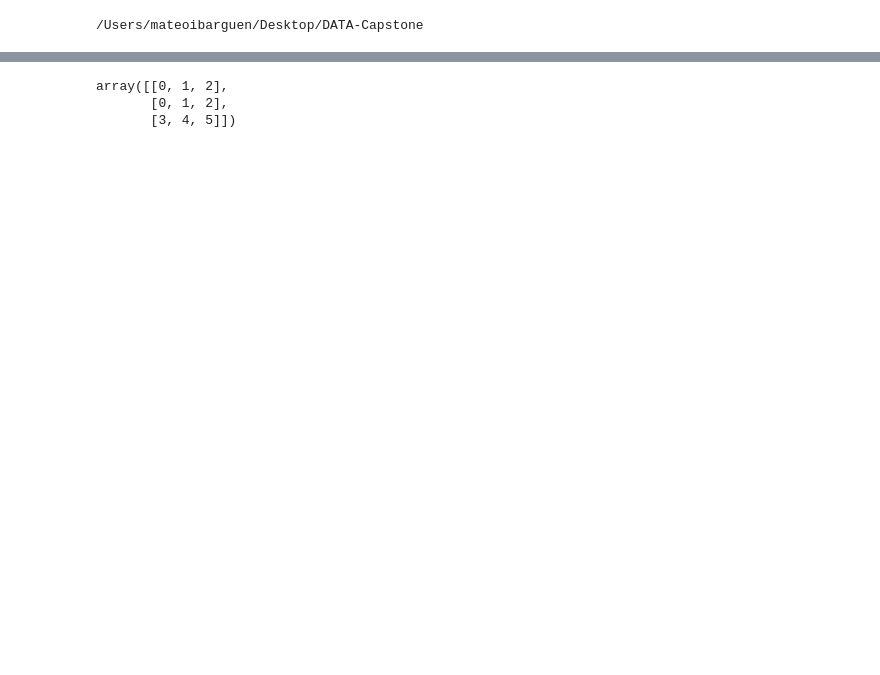
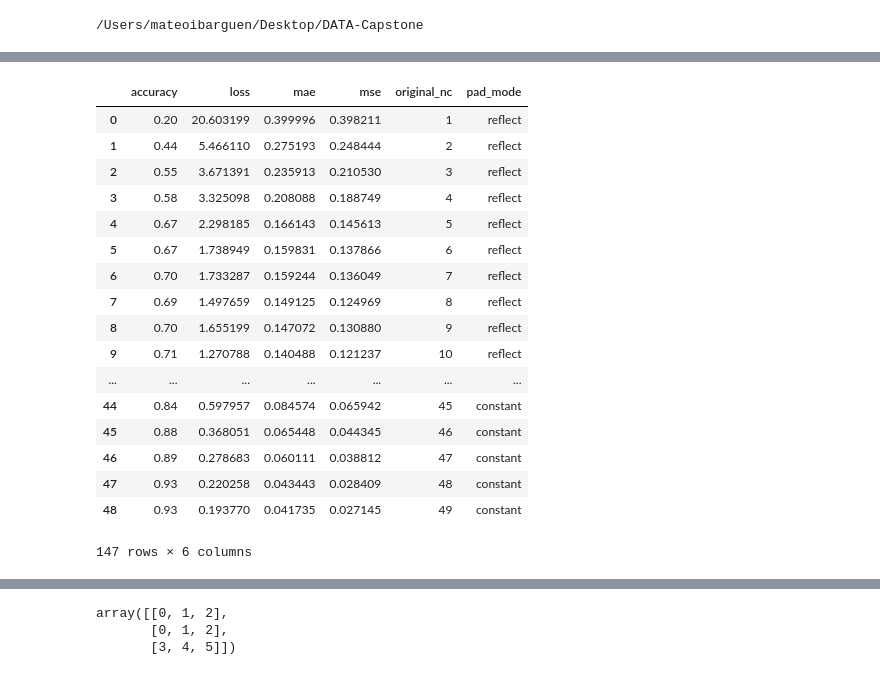
Before and after one commit to NathanPhilliber/DATA-Capstone, a Jupyter notebook: models/notebooks/06-num-channels.ipynb, the cells around one changed output, grey strips where cells are left out. Drawn from its saved outputs; the diff is of its cells as text; code cells hidden in the pictures; blank space fills up the shorter version.

```diff
--- a/models/notebooks/06-num-channels.ipynb
+++ b/models/notebooks/06-num-channels.ipynb
@@ -16,0 +86,5 @@ X_train, y_train, X_test, y_test = spectra_pp.transform(encoded=True)
+# %%
+def get_pad_metrics(dataset_name, model, lower_original_nc, upper_original_nc, target_nc, pad_mode, num_instances=200):
+    padded_nc_metrics = [evaluate_model_padded(dataset_name, model, original_nc=i, target_nc=target_nc, pad_mode=pad_mode)
+                         for i in range(lower_original_nc, upper_original_nc)]
+    return pd.DataFrame(padded_nc_metrics)
@@ -16,0 +160,22 @@ X_train, y_train, X_test, y_test = spectra_pp.transform(encoded=True)
+# %%
+pad_df = pd.concat([pad_metrics_df_reflective, pad_metrics_df, pad_metrics_df_constant])
+pad_df
+# %% [output]
+|  | accuracy | loss | mae | mse | original_nc | pad_mode |
+| 0 | 0.20 | 20.603199 | 0.399996 | 0.398211 | 1 | reflect |
+| 1 | 0.44 | 5.466110 | 0.275193 | 0.248444 | 2 | reflect |
+| 2 | 0.55 | 3.671391 | 0.235913 | 0.210530 | 3 | reflect |
+| 3 | 0.58 | 3.325098 | 0.208088 | 0.188749 | 4 | reflect |
+| 4 | 0.67 | 2.298185 | 0.166143 | 0.145613 | 5 | reflect |
+| 5 | 0.67 | 1.738949 | 0.159831 | 0.137866 | 6 | reflect |
+| 6 | 0.70 | 1.733287 | 0.159244 | 0.136049 | 7 | reflect |
+| 7 | 0.69 | 1.497659 | 0.149125 | 0.124969 | 8 | reflect |
+| 8 | 0.70 | 1.655199 | 0.147072 | 0.130880 | 9 | reflect |
+| 9 | 0.71 | 1.270788 | 0.140488 | 0.121237 | 10 | reflect |
+| ... | ... | ... | ... | ... | ... | ... |
+| 44 | 0.84 | 0.597957 | 0.084574 | 0.065942 | 45 | constant |
+| 45 | 0.88 | 0.368051 | 0.065448 | 0.044345 | 46 | constant |
+| 46 | 0.89 | 0.278683 | 0.060111 | 0.038812 | 47 | constant |
+| 47 | 0.93 | 0.220258 | 0.043443 | 0.028409 | 48 | constant |
+| 48 | 0.93 | 0.193770 | 0.041735 | 0.027145 | 49 | constant |
+147 rows × 6 columns
```
Also changed, not shown: parts of 30 cells of this notebook.
